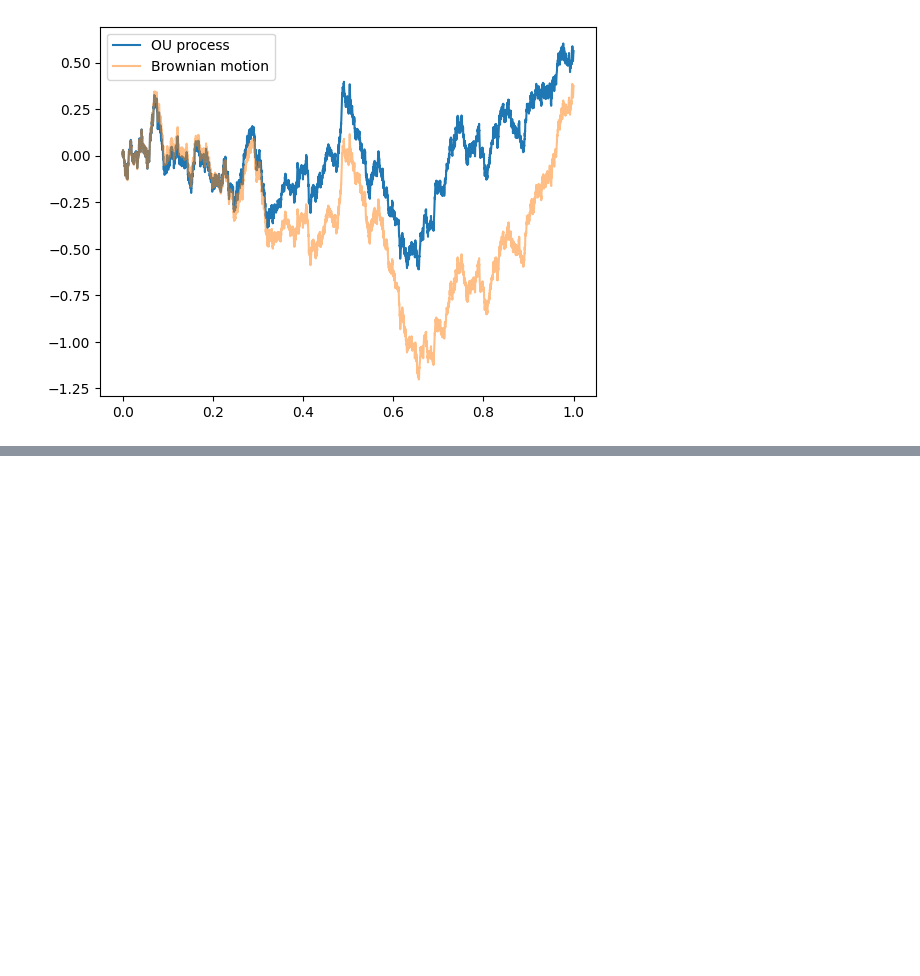
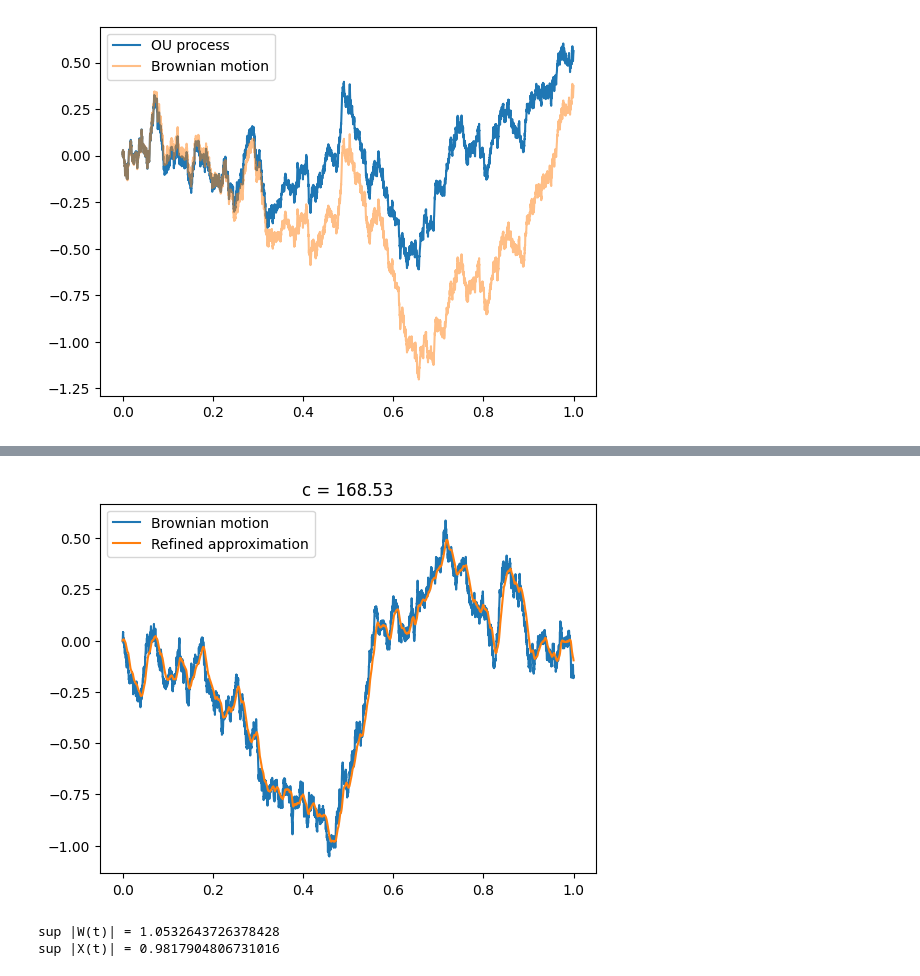
Before and after one commit to Shinyhunter95/Masters-Project, a Jupyter notebook: AR(1).ipynb, the cells around one changed output, grey strips where cells are left out. Drawn from its saved outputs; the diff is of its cells as text; code cells hidden in the pictures; blank space fills up the shorter version.

```diff
--- a/AR(1).ipynb
+++ b/AR(1).ipynb
@@ -35,0 +63,62 @@ plt.show()
+# %%
+import numpy as np
+import matplotlib.pyplot as plt
+
+# ---------------------------------
+# Parameters
+# ---------------------------------
+
+N = 5000
+
+lambda_n = N**(-0.4)
+rho = 1 - lambda_n
+
+c = N * np.log(1 / rho)
+
+# time grid
+t = np.linspace(0, 1, N)
+
+# ---------------------------------
+# Brownian motion
+# ---------------------------------
+
+dW = np.random.normal(0, 1/np.sqrt(N), N)
+W = np.cumsum(dW)
+
+# ---------------------------------
+# OU correction term
+# ---------------------------------
+
+OU_term = np.zeros(N)
+
+for k in range(N):
+
+    tk = t[k]
+
+    kernel = np.exp(-c * (tk - t[:k+1]))
+
+    OU_term[k] = np.sum(kernel * dW[:k+1])
+
+# ---------------------------------
+# Approximation process
+# ---------------------------------
+
+X = W - OU_term
+
+# ---------------------------------
+# Plot
+# ---------------------------------
+
+plt.plot(t, W, label='Brownian motion')
+plt.plot(t, X, label='Refined approximation')
+
+plt.legend()
+plt.title(f'c = {c:.2f}')
+plt.show()
+
+print("sup |W(t)| =", np.max(np.abs(W)))
+print("sup |X(t)| =", np.max(np.abs(X)))
+# %% [output]
+[figure, added]
+sup |W(t)| = 1.0532643726378428
+sup |X(t)| = 0.9817904806731016
```
Also changed, not shown: parts of 1 cell of this notebook.
